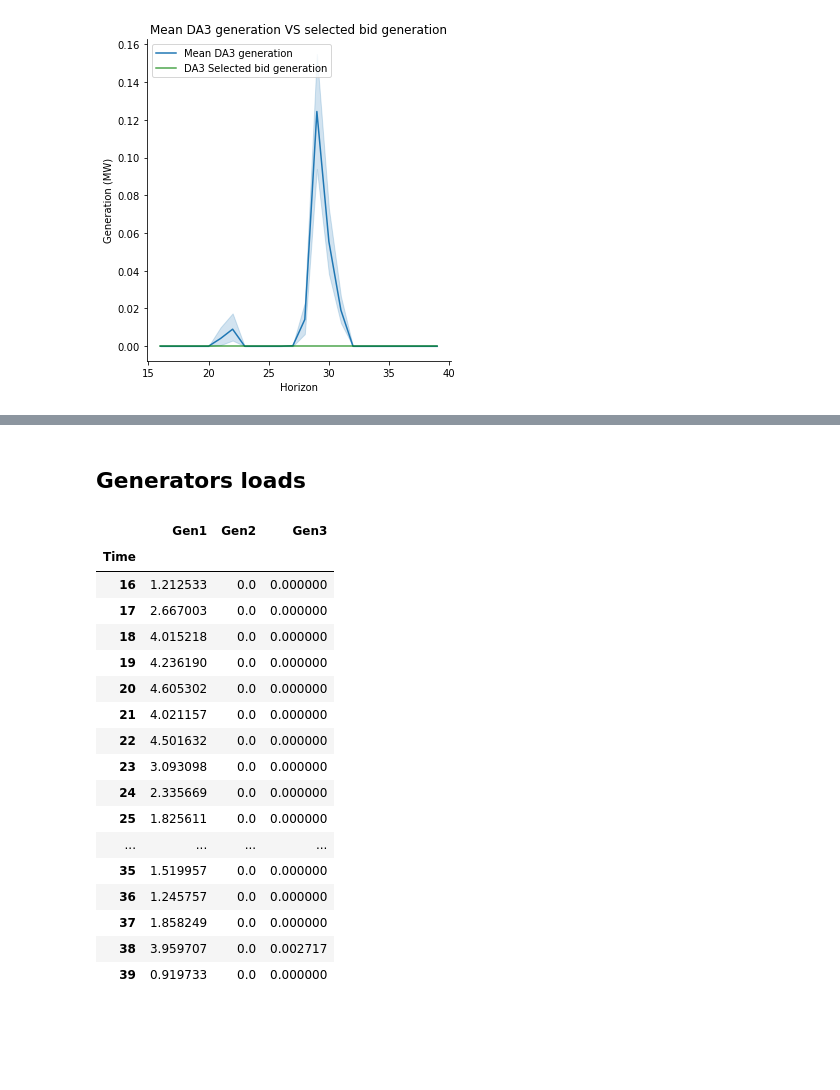
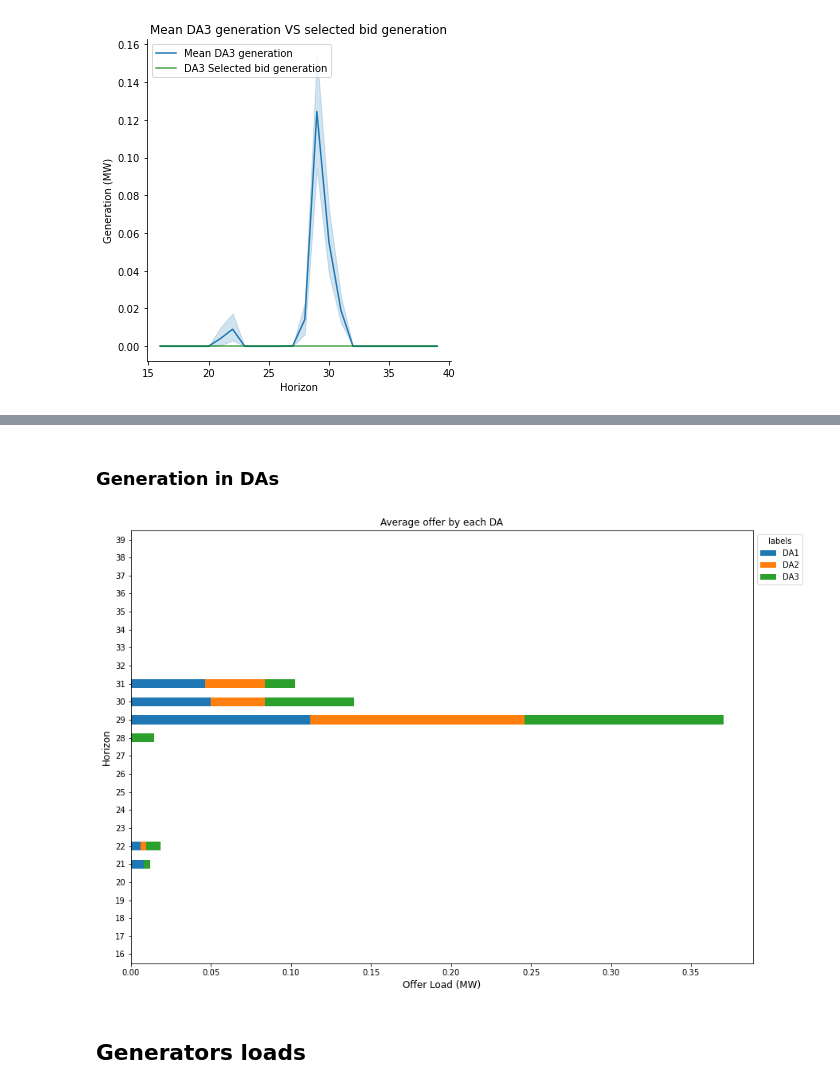
Before and after one commit to alirezakfz/PyomoModels, a Jupyter notebook: 06_Strategic_Aggregators/DiagonalResults/3BUS_05/Model_data.ipynb, the cells around one changed output, grey strips where cells are left out. Drawn from its saved outputs; the diff is of its cells as text; code cells hidden in the pictures; blank space fills up the shorter version.

```diff
--- a/06_Strategic_Aggregators/DiagonalResults/3BUS_05/Model_data.ipynb
+++ b/06_Strategic_Aggregators/DiagonalResults/3BUS_05/Model_data.ipynb
@@ -340 +379,17 @@ ax.savefig('DA3_mean_generate_selected_bid.png')
+# %% [markdown]
+### Generation in DAs
+# %%
+df_all = pd.DataFrame({'DA1': df1["DAs_generation\nE_DAs_G"], 'DA2':df2["DAs_generation\nE_DAs_G"], 'DA3':df3["DAs_generation\nE_DAs_G"],
+                      'Time':df2["Time"]})
+# %%
+df_temp = df_all.groupby('Time')[['DA1','DA2','DA3']].mean()
+ax = df_temp.plot(kind='barh', stacked=True, figsize=(14, 10))
+ax.set_ylabel('Horizon',fontsize=12)
+ax.set_xlabel('Offer Load (MW)',fontsize=12)
+plt.legend(title='labels', bbox_to_anchor=(1.0, 1), loc='upper left')
+plt.title('Average offer by each DA')
+plt.show()
+ax.figure.savefig('Average_offer_all_DAs.png', bbox_inches = "tight")
+# %% [output]
+[figure, added]
 # %% [markdown]
@@ -341,22 +397,3 @@ ax.savefig('DA3_mean_generate_selected_bid.png')
 ## Generators loads
 # %%
-df_temp = df1.groupby('Time')[['Gen1', 'Gen2', 'Gen3']].mean()
+df_temp = df1.groupby('Time')[['Gen1', 'Gen2', 'Gen3']].mean().copy()
-# %% [output]
-|  | Gen1 | Gen2 | Gen3 |
-| Time |  |  |  |
-| 16 | 1.212533 | 0.0 | 0.000000 |
-| 17 | 2.667003 | 0.0 | 0.000000 |
-| 18 | 4.015218 | 0.0 | 0.000000 |
-| 19 | 4.236190 | 0.0 | 0.000000 |
-| 20 | 4.605302 | 0.0 | 0.000000 |
-| 21 | 4.021157 | 0.0 | 0.000000 |
-| 22 | 4.501632 | 0.0 | 0.000000 |
-| 23 | 3.093098 | 0.0 | 0.000000 |
-| 24 | 2.335669 | 0.0 | 0.000000 |
-| 25 | 1.825611 | 0.0 | 0.000000 |
-| ... | ... | ... | ... |
-| 35 | 1.519957 | 0.0 | 0.000000 |
-| 36 | 1.245757 | 0.0 | 0.000000 |
-| 37 | 1.858249 | 0.0 | 0.000000 |
-| 38 | 3.959707 | 0.0 | 0.002717 |
-| 39 | 0.919733 | 0.0 | 0.000000 |
```
Also changed, not shown: parts of 21 cells of this notebook, 44 other files.
